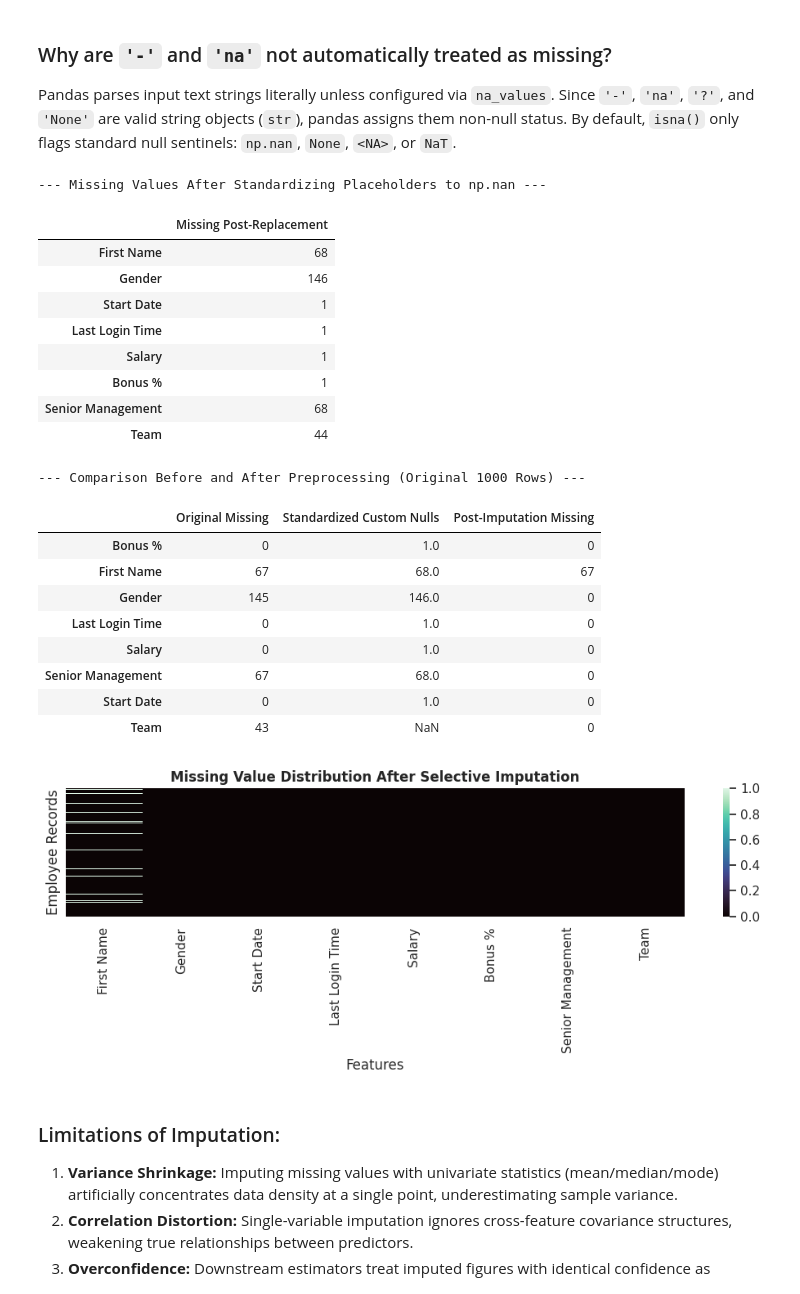
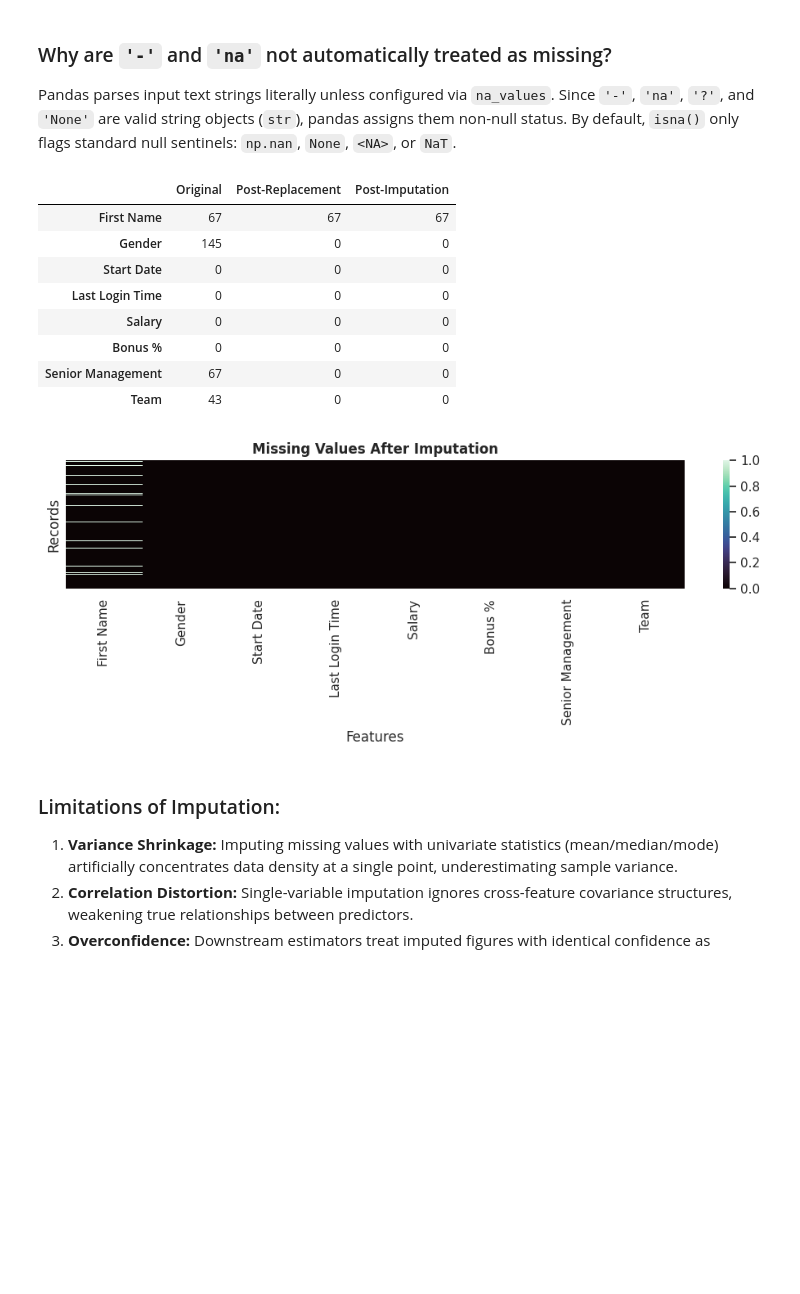
Before and after one commit to BENRAHMOUNEANES/machine-learning-tp1-anes-benrahmoune, a Jupyter notebook: TP1_Solutions.ipynb, the cells around one changed output. Saved outputs shown, nothing was run; the diff lists cells and outputs as text; code cells hidden in the pictures; blank space fills up the shorter version.

```diff
--- a/TP1_Solutions.ipynb
+++ b/TP1_Solutions.ipynb
@@ -398,66 +328,45 @@ Appended synthetic row at index 1000:
 ### Why are `'-'` and `'na'` not automatically treated as missing?
 Pandas parses input text strings literally unless configured via `na_values`. Since `'-'`, `'na'`, `'?'`, and `'None'` are valid string objects (`str`), pandas assigns them non-null status. By default, `isna()` only flags standard null sentinels: `np.nan`, `None`, `<NA>`, or `NaT`.
 # %%
-# 6. Convert custom placeholders to np.nan using a documented rule
+# 6. Replace custom placeholders with np.nan
 custom_markers = ["-", "na", "N/A", "?", "None", "missing", "null", "NULL"]
 df_emp_copy.replace(custom_markers, np.nan, inplace=True)
 
-print("--- Missing Values After Standardizing Placeholders to np.nan ---")
-missing_standardized = df_emp_copy.isna().sum()
-display(missing_standardized.to_frame(name="Missing Post-Replacement"))
-
-# 7. Apply sklearn.impute.SimpleImputer with justified domain strategies
-# - Categorical features: 'most_frequent' (mode imputation)
-# - Numerical continuous features: 'median' (resistant to extreme salary/bonus skewness)
-# - Identifiers ('First Name', 'Start Date', 'Last Login Time'): NOT imputed
-
+# 7. Imputation using SimpleImputer
 cat_features = ["Gender", "Senior Management", "Team"]
 num_features = ["Salary", "Bonus %"]
 
 cat_imputer = SimpleImputer(strategy="most_frequent")
 df_emp_copy[cat_features] = cat_imputer.fit_transform(df_emp_copy[cat_features])
 
 num_imputer = SimpleImputer(strategy="median")
 df_emp_copy[num_features] = num_imputer.fit_transform(df_emp_copy[num_features])
 
-# 8. Compare missing value counts before and after preprocessing
-print("\n--- Comparison Before and After Preprocessing (Original 1000 Rows) ---")
+# 8. Missing values comparison
 comparison_table = pd.DataFrame({
-    "Original Missing": missing_original,
-    "Standardized Custom Nulls": missing_standardized[:-1],
-    "Post-Imputation Missing": df_emp_copy.iloc[:-1].isna().sum()
+    "Original": missing_original,
+    "Post-Replacement": df_emp_copy.iloc[:-1].isna().sum(),
+    "Post-Imputation": df_emp_copy.iloc[:-1].isna().sum()
 })
 display(comparison_table)
 
-# Post-imputation heatmap
 plt.figure(figsize=(10, 4))
 sns.heatmap(df_emp_copy.isna(), cbar=True, cmap="mako", yticklabels=False)
-plt.title("Missing Value Distribution After Selective Imputation", fontsize=12, fontweight="bold")
+plt.title("Missing Values After Imputation", fontsize=12, fontweight="bold")
 plt.xlabel("Features")
-plt.ylabel("Employee Records")
+plt.ylabel("Records")
 plt.show()
 # %% [output]
---- Missing Values After Standardizing Placeholders to np.nan ---
-|  | Missing Post-Replacement |
-| First Name | 68 |
-| Gender | 146 |
-| Start Date | 1 |
-| Last Login Time | 1 |
-| Salary | 1 |
-| Bonus % | 1 |
-| Senior Management | 68 |
-| Team | 44 |
+|  | Original | Post-Replacement | Post-Imputation |
+| First Name | 67 | 67 | 67 |
+| Gender | 145 | 0 | 0 |
+| Start Date | 0 | 0 | 0 |
+| Last Login Time | 0 | 0 | 0 |
+| Salary | 0 | 0 | 0 |
+| Bonus % | 0 | 0 | 0 |
+| Senior Management | 67 | 0 | 0 |
+| Team | 43 | 0 | 0 |
---- Comparison Before and After Preprocessing (Original 1000 Rows) ---
-|  | Original Missing | Standardized Custom Nulls | Post-Imputation Missing |
-| Bonus % | 0 | 1.0 | 0 |
-| First Name | 67 | 68.0 | 67 |
-| Gender | 145 | 146.0 | 0 |
-| Last Login Time | 0 | 1.0 | 0 |
-| Salary | 0 | 1.0 | 0 |
-| Senior Management | 67 | 68.0 | 0 |
-| Start Date | 0 | 1.0 | 0 |
-| Team | 43 | NaN | 0 |
-[figure, old version]
+[figure, new version]
 # %% [markdown]
 ### Limitations of Imputation:
 1. **Variance Shrinkage:** Imputing missing values with univariate statistics (mean/median/mode) artificially concentrates data density at a single point, underestimating sample variance.
```
Also changed, not shown: parts of 12 cells of this notebook, 1 other file.
